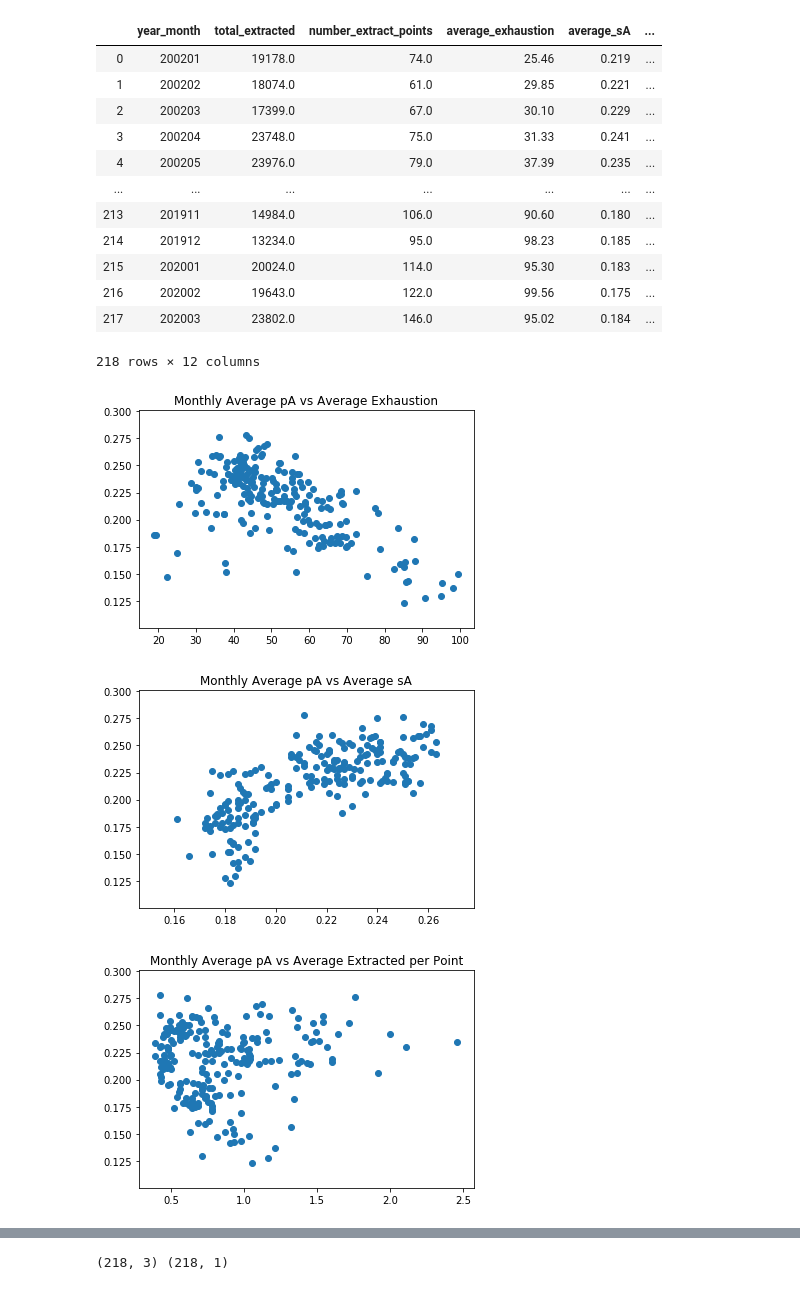
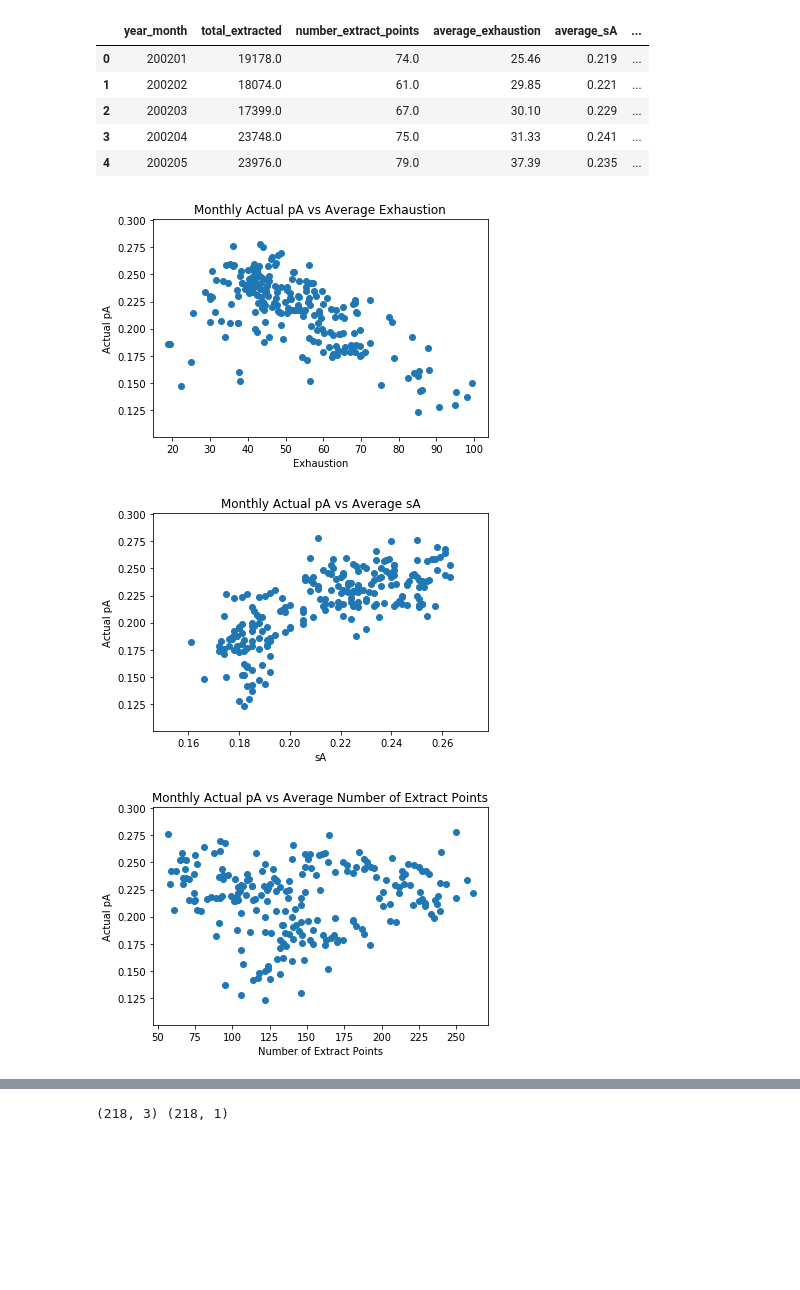
Before and after one commit to ngoodweiler/Data-Analytics-Final_Project, a Jupyter notebook: Regression_testing_monthly.ipynb, the cells around one changed output, grey strips where cells are left out. Saved outputs shown, nothing was run; the diff lists cells and outputs as text; code cells hidden in the pictures; blank space fills up the shorter version.

```diff
--- a/Regression_testing_monthly.ipynb
+++ b/Regression_testing_monthly.ipynb
@@ -51,7 +51,7 @@ monthly_composite = pd.read_csv('../Data-Analytics-Final_Project/Resources/month
 # Removing first 6 months of data due to unreliable exhaustion values
 monthly_composite = monthly_composite.iloc[7:].reset_index(drop=True)
 # %%
-monthly_composite
+monthly_composite.head()
 # %% [output]
 |  | year_month | total_extracted | number_extract_points | average_exhaustion | average_sA | ... |
 | 0 | 200201 | 19178.0 | 74.0 | 25.46 | 0.219 | ... |
@@ -59,32 +59,40 @@ monthly_composite
 | 2 | 200203 | 17399.0 | 67.0 | 30.10 | 0.229 | ... |
 | 3 | 200204 | 23748.0 | 75.0 | 31.33 | 0.241 | ... |
 | 4 | 200205 | 23976.0 | 79.0 | 37.39 | 0.235 | ... |
-| ... | ... | ... | ... | ... | ... | ... |
-| 213 | 201911 | 14984.0 | 106.0 | 90.60 | 0.180 | ... |
-| 214 | 201912 | 13234.0 | 95.0 | 98.23 | 0.185 | ... |
-| 215 | 202001 | 20024.0 | 114.0 | 95.30 | 0.183 | ... |
-| 216 | 202002 | 19643.0 | 122.0 | 99.56 | 0.175 | ... |
-| 217 | 202003 | 23802.0 | 146.0 | 95.02 | 0.184 | ... |
-218 rows × 12 columns
 # %%
 # Look at scatter plots of each independent variable to identify any trends right away
-plt.scatter(monthly_composite['average_exhaustion'],monthly_composite['average_pA'])
-plt.title('Monthly Average pA vs Average Exhaustion')
+fig, ax = plt.subplots()
+ax.scatter(monthly_composite['average_exhaustion'],monthly_composite['average_pA'])
+plt.title('Monthly Actual pA vs Average Exhaustion')
+ax.set_ylabel('Actual pA')
+ax.set_xlabel('Exhaustion')
+fig.set_size_inches(6, 4)
+fig.savefig('Images/month_pA_exhaustion.png', dpi=96)
 plt.show()
 # %% [output]
-[figure, old version]
+[figure, new version]
 # %%
 # Look at scatter plots of each independent variable to identify any trends right away
-plt.scatter(monthly_composite['average_sA'],monthly_composite['average_pA'])
-plt.title('Monthly Average pA vs Average sA')
+fig, ax = plt.subplots()
+ax.scatter(monthly_composite['average_sA'],monthly_composite['average_pA'])
+plt.title('Monthly Actual pA vs Average sA')
+ax.set_ylabel('Actual pA')
+ax.set_xlabel('sA')
+fig.set_size_inches(6, 4)
+fig.savefig('Images/month_pA_sA.png', dpi=96)
 plt.show()
 # %% [output]
-[figure, old version]
+[figure, new version]
 # %%
 # Look at scatter plots of each independent variable to identify any trends right away
-plt.scatter(monthly_composite['average_percent_extracted_per_point'],monthly_composite['average_pA'])
-plt.title('Monthly Average pA vs Average Extracted per Point')
+fig, ax = plt.subplots()
+ax.scatter(monthly_composite['number_extract_points'],monthly_composite['average_pA'])
+plt.title('Monthly Actual pA vs Average Number of Extract Points')
+ax.set_ylabel('Actual pA')
+ax.set_xlabel('Number of Extract Points')
+fig.set_size_inches(6, 4)
+fig.savefig('Images/month_pA_extract_pts.png', dpi=96)
 plt.show()
 # %% [output]
-[figure, old version]
+[figure, new version]
 # %%
```
Also changed, not shown: parts of 45 cells of this notebook, 25 other files.
